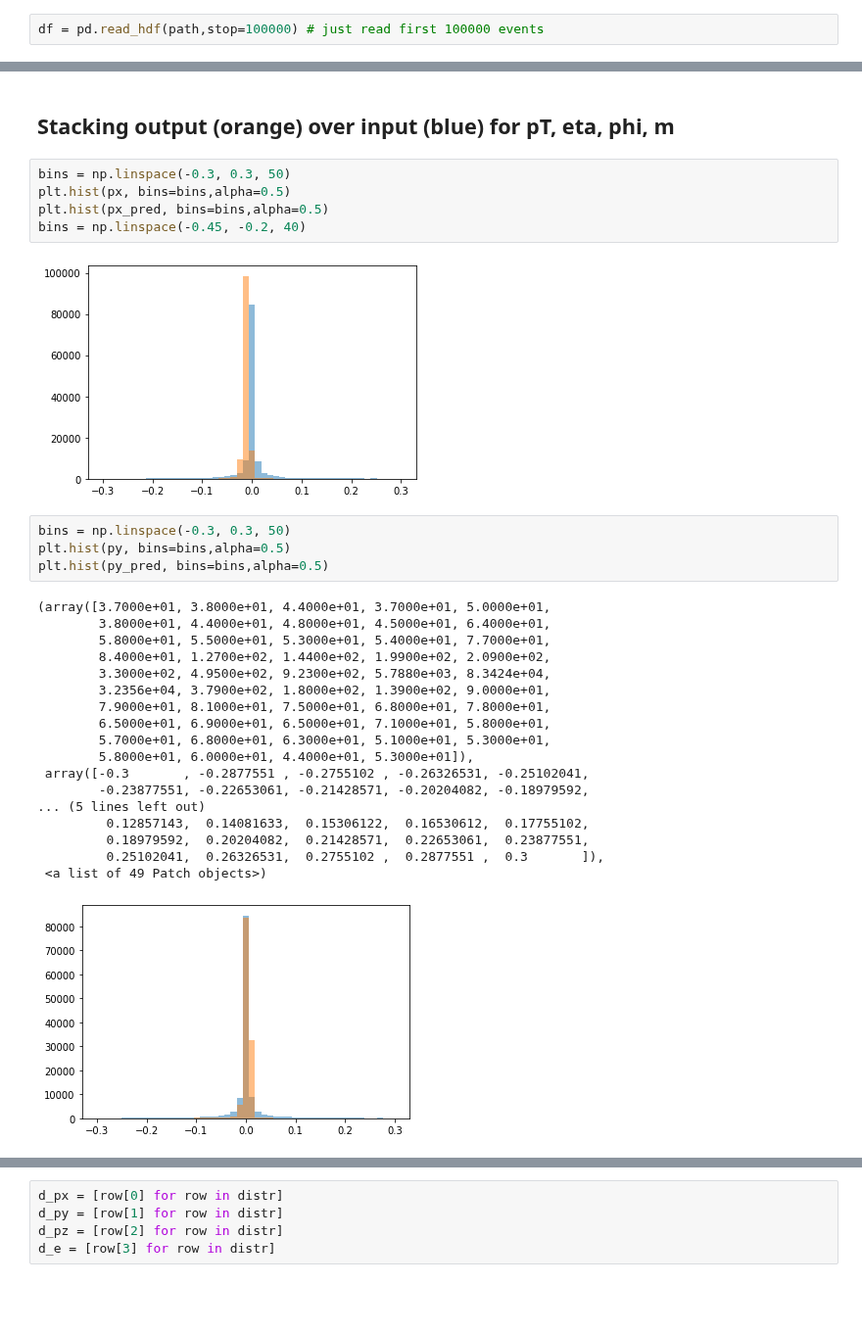
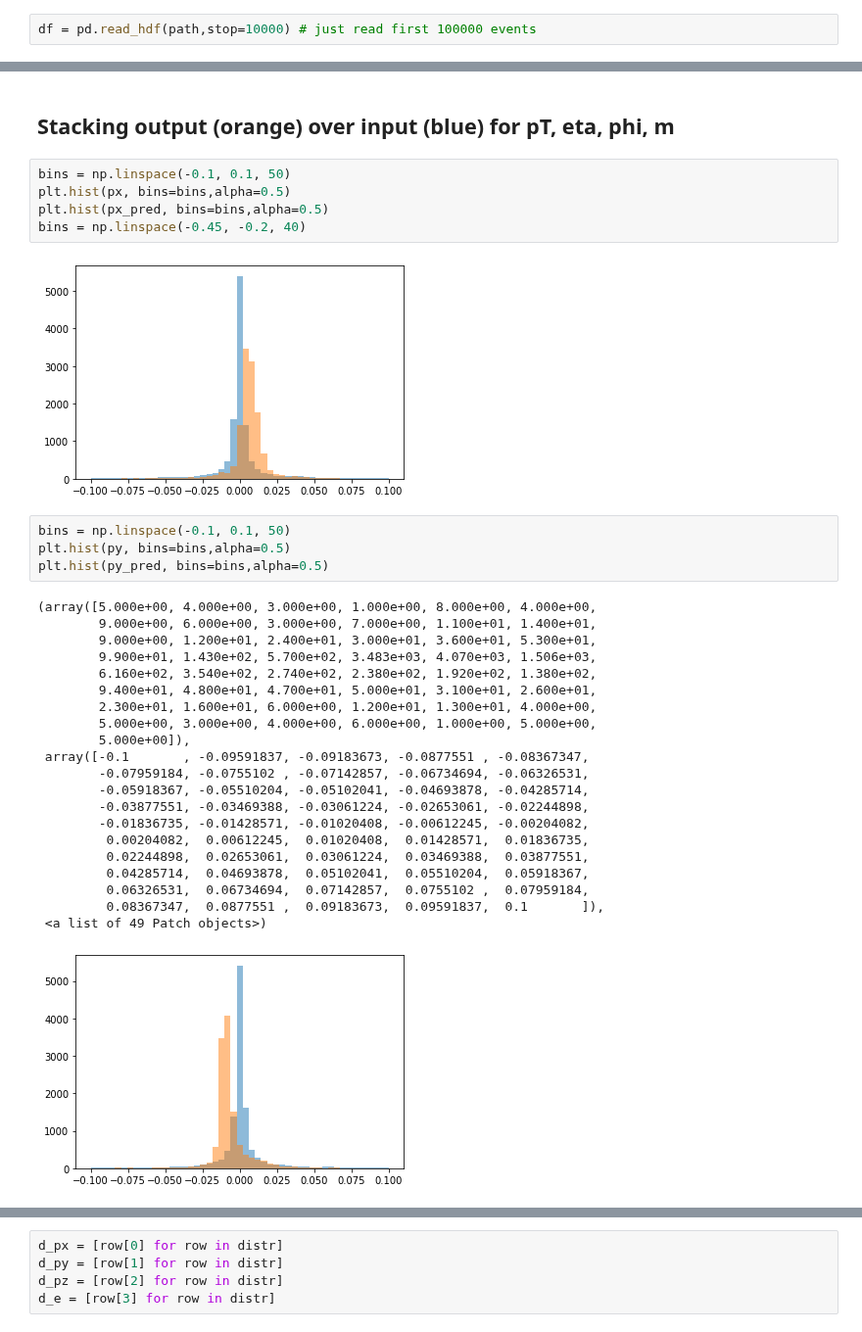
Before and after one commit to stsan9/AnomalyDetection4Jets, a Jupyter notebook: code/VAE.ipynb, the cells around one changed output, grey strips where cells are left out. Shown at 98% size. Drawn from its saved outputs; the diff is of its cells as text; blank space fills up the shorter version.

```diff
--- a/code/VAE.ipynb
+++ b/code/VAE.ipynb
@@ -8,7 +8,7 @@ from sklearn import preprocessing
 # %%
 path = '/anomalyvol/data/events_LHCO2020_backgroundMC_Pythia.h5'
 # %%
-df = pd.read_hdf(path,stop=100000) # just read first 100000 events
+df = pd.read_hdf(path,stop=10000) # just read first 100000 events
 # %%
 all_events = df.values
 # %%
@@ -243,33 +274,36 @@ e = [row[3] for row in x_test]
 # %% [markdown]
 ## Stacking output (orange) over input (blue) for pT, eta, phi, m
 # %%
-bins = np.linspace(-0.3, 0.3, 50)
+bins = np.linspace(-0.1, 0.1, 50)
 plt.hist(px, bins=bins,alpha=0.5)
 plt.hist(px_pred, bins=bins,alpha=0.5)
 bins = np.linspace(-0.45, -0.2, 40)
 # %% [output]
-[figure, old version]
+[figure, new version]
 # %%
-bins = np.linspace(-0.3, 0.3, 50)
+bins = np.linspace(-0.1, 0.1, 50)
 plt.hist(py, bins=bins,alpha=0.5)
 plt.hist(py_pred, bins=bins,alpha=0.5)
 # %% [output]
-(array([3.7000e+01, 3.8000e+01, 4.4000e+01, 3.7000e+01, 5.0000e+01,
-        3.8000e+01, 4.4000e+01, 4.8000e+01, 4.5000e+01, 6.4000e+01,
-        5.8000e+01, 5.5000e+01, 5.3000e+01, 5.4000e+01, 7.7000e+01,
-        8.4000e+01, 1.2700e+02, 1.4400e+02, 1.9900e+02, 2.0900e+02,
-        3.3000e+02, 4.9500e+02, 9.2300e+02, 5.7880e+03, 8.3424e+04,
-        3.2356e+04, 3.7900e+02, 1.8000e+02, 1.3900e+02, 9.0000e+01,
-        7.9000e+01, 8.1000e+01, 7.5000e+01, 6.8000e+01, 7.8000e+01,
-        6.5000e+01, 6.9000e+01, 6.5000e+01, 7.1000e+01, 5.8000e+01,
-        5.7000e+01, 6.8000e+01, 6.3000e+01, 5.1000e+01, 5.3000e+01,
-        5.8000e+01, 6.0000e+01, 4.4000e+01, 5.3000e+01]),
- array([-0.3       , -0.2877551 , -0.2755102 , -0.26326531, -0.25102041,
-        -0.23877551, -0.22653061, -0.21428571, -0.20204082, -0.18979592,
-... (5 lines left out)
-         0.12857143,  0.14081633,  0.15306122,  0.16530612,  0.17755102,
-         0.18979592,  0.20204082,  0.21428571,  0.22653061,  0.23877551,
-         0.25102041,  0.26326531,  0.2755102 ,  0.2877551 ,  0.3       ]),
+(array([5.000e+00, 4.000e+00, 3.000e+00, 1.000e+00, 8.000e+00, 4.000e+00,
+        9.000e+00, 6.000e+00, 3.000e+00, 7.000e+00, 1.100e+01, 1.400e+01,
+        9.000e+00, 1.200e+01, 2.400e+01, 3.000e+01, 3.600e+01, 5.300e+01,
+        9.900e+01, 1.430e+02, 5.700e+02, 3.483e+03, 4.070e+03, 1.506e+03,
+        6.160e+02, 3.540e+02, 2.740e+02, 2.380e+02, 1.920e+02, 1.380e+02,
+        9.400e+01, 4.800e+01, 4.700e+01, 5.000e+01, 3.100e+01, 2.600e+01,
+        2.300e+01, 1.600e+01, 6.000e+00, 1.200e+01, 1.300e+01, 4.000e+00,
+        5.000e+00, 3.000e+00, 4.000e+00, 6.000e+00, 1.000e+00, 5.000e+00,
+        5.000e+00]),
+ array([-0.1       , -0.09591837, -0.09183673, -0.0877551 , -0.08367347,
+        -0.07959184, -0.0755102 , -0.07142857, -0.06734694, -0.06326531,
+        -0.05918367, -0.05510204, -0.05102041, -0.04693878, -0.04285714,
+        -0.03877551, -0.03469388, -0.03061224, -0.02653061, -0.02244898,
+        -0.01836735, -0.01428571, -0.01020408, -0.00612245, -0.00204082,
+         0.00204082,  0.00612245,  0.01020408,  0.01428571,  0.01836735,
+         0.02244898,  0.02653061,  0.03061224,  0.03469388,  0.03877551,
+         0.04285714,  0.04693878,  0.05102041,  0.05510204,  0.05918367,
+         0.06326531,  0.06734694,  0.07142857,  0.0755102 ,  0.07959184,
+         0.08367347,  0.0877551 ,  0.09183673,  0.09591837,  0.1       ]),
  <a list of 49 Patch objects>)
-[figure, old version]
+[figure, new version]
 # %%
```
Also changed, not shown: parts of 14 cells of this notebook, 1 other file.
